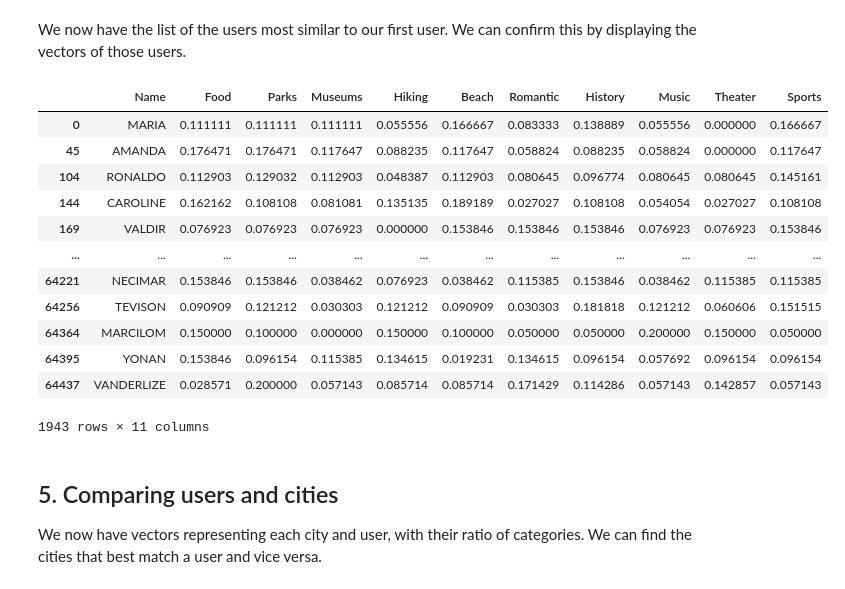
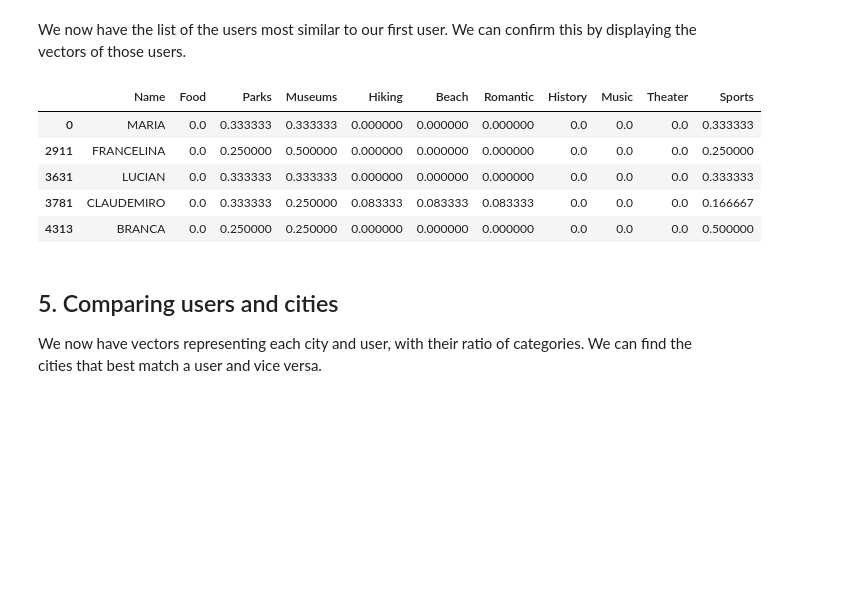
Before and after one commit to rodrigolink/travel_recommendation, a Jupyter notebook: travel-recommendation.ipynb, the cells around one changed output. Cells and saved outputs as stored; diff of their text form; code cells hidden in the pictures; blank space fills up the shorter version.

```diff
--- a/travel-recommendation.ipynb
+++ b/travel-recommendation.ipynb
@@ -266,0 +291,9 @@ user_vector.head()
+# %%
+user_vector = pd.DataFrame(np.zeros((len(user_input),11)),columns = ['Name']+categories)
+user_vector['Name'] = user_input['Nome'].tolist()
+user_vector = user_vector.set_index('Name')
+for ii in range(len(user_table)):
+    user_vector.loc[user_table.iloc[ii,0],user_table.iloc[ii,-1]] +=1
+user_vector = user_vector.div(user_vector.sum(axis=1), axis=0)
+user_vector.reset_index(inplace=True)
+user_vector.head()
@@ -283,10 +323,11 @@ What we want is to find the users with the highest cosine similarity to our targ
 # %%
 corr_user_df = pd.DataFrame(columns=['Name','Similarity'])
 corr_user_df['Name'] = user_input['Nome']
+target_vector = [user_vector.iloc[0,1:]]
 for ii in range(len(user_vector)):
-    corr_user_df.iloc[ii,1] = float(cosine_similarity([user_vector.iloc[0,1:]],[user_vector.iloc[ii,1:]]))
+    corr_user_df.iloc[ii,1] = float(cosine_similarity(target_vector,[user_vector.iloc[ii,1:]]))
 corr_user_df = corr_user_df.sort_values(by='Similarity',ascending=False)
-corr_user_df[corr_user_df['Similarity']>0.9]
+corr_user_df[corr_user_df['Similarity']>0.9].head()
 # %% [output]
 |  | Name | Similarity |
 | 0 | MARIA | 1 |
@@ -320,21 +339,14 @@ Name: 64457, dtype: object
 We now have the list of the users most similar to our first user. We can confirm this by displaying the vectors of those users.
 # %%
 user_picks = corr_user_df[corr_user_df['Similarity']>0.9].index
-display(user_vector[user_vector.index.isin(user_picks)])
+display(user_vector[user_vector.index.isin(user_picks)].head())
 # %% [output]
 |  | Name | Food | Parks | Museums | Hiking | Beach | Romantic | History | Music | Theater | Sports |
-| 0 | MARIA | 0.111111 | 0.111111 | 0.111111 | 0.055556 | 0.166667 | 0.083333 | 0.138889 | 0.055556 | 0.000000 | 0.166667 |
-| 45 | AMANDA | 0.176471 | 0.176471 | 0.117647 | 0.088235 | 0.117647 | 0.058824 | 0.088235 | 0.058824 | 0.000000 | 0.117647 |
-| 104 | RONALDO | 0.112903 | 0.129032 | 0.112903 | 0.048387 | 0.112903 | 0.080645 | 0.096774 | 0.080645 | 0.080645 | 0.145161 |
-| 144 | CAROLINE | 0.162162 | 0.108108 | 0.081081 | 0.135135 | 0.189189 | 0.027027 | 0.108108 | 0.054054 | 0.027027 | 0.108108 |
-| 169 | VALDIR | 0.076923 | 0.076923 | 0.076923 | 0.000000 | 0.153846 | 0.153846 | 0.153846 | 0.076923 | 0.076923 | 0.153846 |
-| ... | ... | ... | ... | ... | ... | ... | ... | ... | ... | ... | ... |
-| 64221 | NECIMAR | 0.153846 | 0.153846 | 0.038462 | 0.076923 | 0.038462 | 0.115385 | 0.153846 | 0.038462 | 0.115385 | 0.115385 |
-| 64256 | TEVISON | 0.090909 | 0.121212 | 0.030303 | 0.121212 | 0.090909 | 0.030303 | 0.181818 | 0.121212 | 0.060606 | 0.151515 |
-| 64364 | MARCILOM | 0.150000 | 0.100000 | 0.000000 | 0.150000 | 0.100000 | 0.050000 | 0.050000 | 0.200000 | 0.150000 | 0.050000 |
-| 64395 | YONAN | 0.153846 | 0.096154 | 0.115385 | 0.134615 | 0.019231 | 0.134615 | 0.096154 | 0.057692 | 0.096154 | 0.096154 |
-| 64437 | VANDERLIZE | 0.028571 | 0.200000 | 0.057143 | 0.085714 | 0.085714 | 0.171429 | 0.114286 | 0.057143 | 0.142857 | 0.057143 |
+| 0 | MARIA | 0.0 | 0.333333 | 0.333333 | 0.000000 | 0.000000 | 0.000000 | 0.0 | 0.0 | 0.0 | 0.333333 |
+| 2911 | FRANCELINA | 0.0 | 0.250000 | 0.500000 | 0.000000 | 0.000000 | 0.000000 | 0.0 | 0.0 | 0.0 | 0.250000 |
+| 3631 | LUCIAN | 0.0 | 0.333333 | 0.333333 | 0.000000 | 0.000000 | 0.000000 | 0.0 | 0.0 | 0.0 | 0.333333 |
+| 3781 | CLAUDEMIRO | 0.0 | 0.333333 | 0.250000 | 0.083333 | 0.083333 | 0.083333 | 0.0 | 0.0 | 0.0 | 0.166667 |
+| 4313 | BRANCA | 0.0 | 0.250000 | 0.250000 | 0.000000 | 0.000000 | 0.000000 | 0.0 | 0.0 | 0.0 | 0.500000 |
-1943 rows × 11 columns
 # %% [markdown]
 ## 5. Comparing users and cities
 We now have vectors representing each city and user, with their ratio of categories. We can find the cities that best match a user and vice versa.
```
Also changed, not shown: parts of 46 cells of this notebook.
